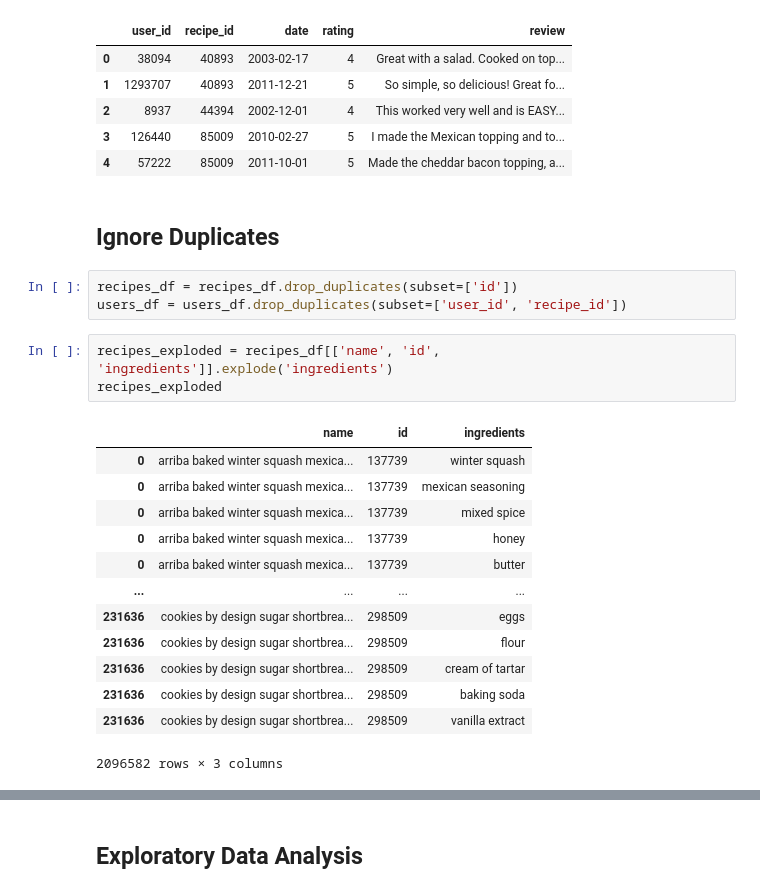
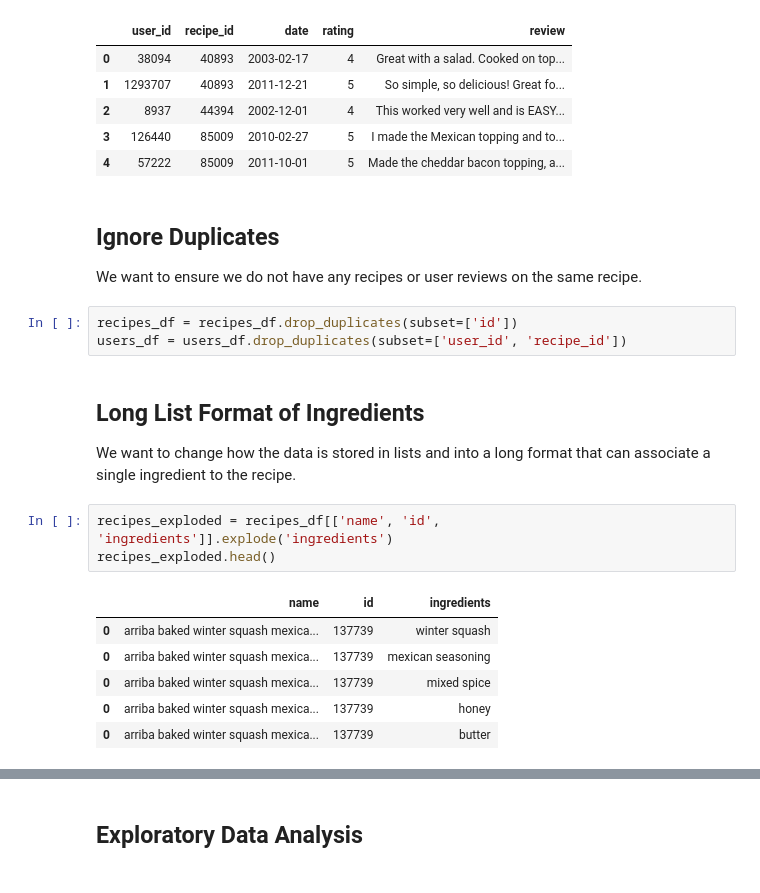
Before and after one commit to hellojohncruz/DATA-620, a Jupyter notebook: Final Project/food.ipynb, the cells around one changed output, grey strips where cells are left out. Cells and saved outputs as stored; diff of their text form.

```diff
--- a/Final Project/food.ipynb
+++ b/Final Project/food.ipynb
@@ -39,23 +52,22 @@ users_df.head()
 | 4 | 57222 | 85009 | 2011-10-01 | 5 | Made the cheddar bacon topping, a... |
 # %% [markdown]
 ## Ignore Duplicates
+
+We want to ensure we do not have any recipes or user reviews on the same recipe.
 # %%
 recipes_df = recipes_df.drop_duplicates(subset=['id'])
 users_df = users_df.drop_duplicates(subset=['user_id', 'recipe_id'])
+# %% [markdown]
+## Long List Format of Ingredients
+
+We want to change how the data is stored in lists and into a long format that can associate a single ingredient to the recipe.
 # %%
 recipes_exploded = recipes_df[['name', 'id', 'ingredients']].explode('ingredients')
-recipes_exploded
+recipes_exploded.head()
 # %% [output]
 |  | name | id | ingredients |
 | 0 | arriba baked winter squash mexica... | 137739 | winter squash |
 | 0 | arriba baked winter squash mexica... | 137739 | mexican seasoning |
 | 0 | arriba baked winter squash mexica... | 137739 | mixed spice |
 | 0 | arriba baked winter squash mexica... | 137739 | honey |
 | 0 | arriba baked winter squash mexica... | 137739 | butter |
-| ... | ... | ... | ... |
-| 231636 | cookies by design sugar shortbrea... | 298509 | eggs |
-| 231636 | cookies by design sugar shortbrea... | 298509 | flour |
-| 231636 | cookies by design sugar shortbrea... | 298509 | cream of tartar |
-| 231636 | cookies by design sugar shortbrea... | 298509 | baking soda |
-| 231636 | cookies by design sugar shortbrea... | 298509 | vanilla extract |
-2096582 rows × 3 columns
```
Also changed, not shown: parts of 56 cells of this notebook.
